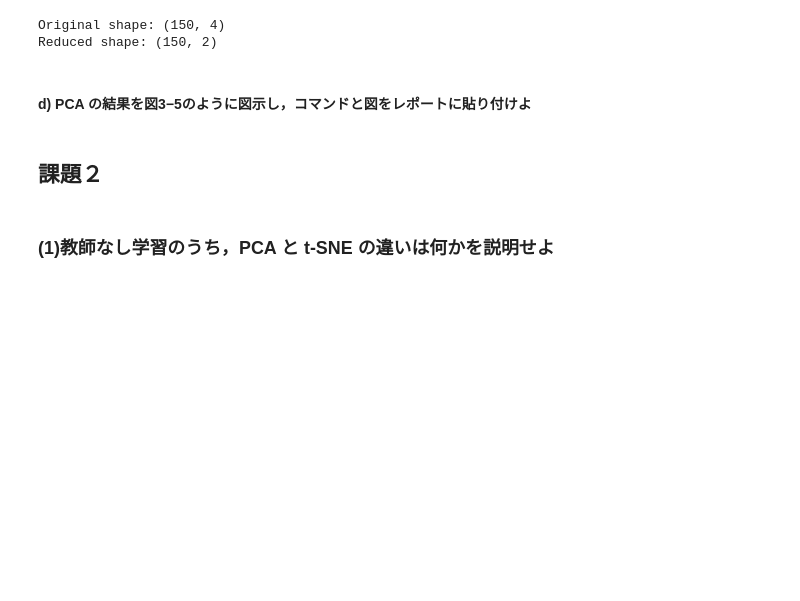
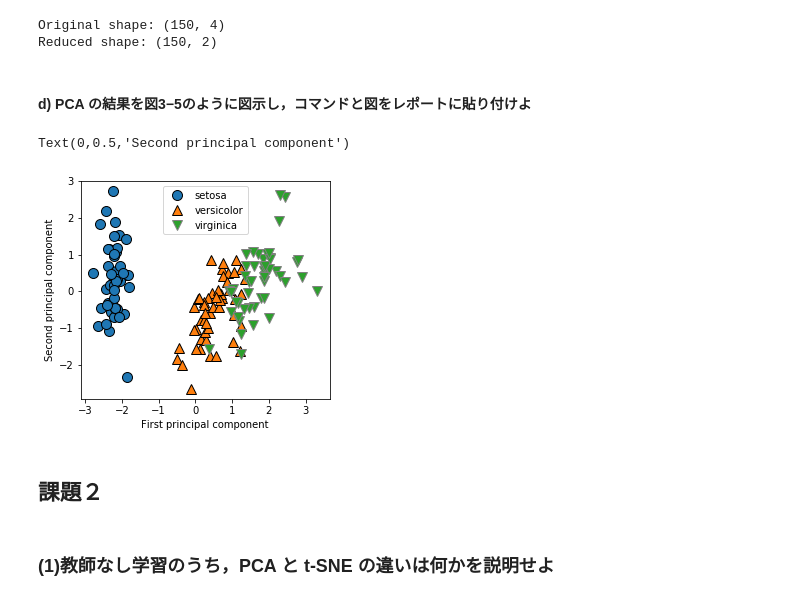
Before and after one commit to KiichiSugihara/MachineLearningTraining, a Jupyter notebook: kadai_03.ipynb, the cells around one changed output. Cells and saved outputs as stored; diff of their text form; code cells hidden in the pictures; blank space fills up the shorter version.

```diff
--- a/kadai_03.ipynb
+++ b/kadai_03.ipynb
@@ -84,11 +86,11 @@ fig.tight_layout()
 # scaler.fit(iris_dataset.data)
 # X_scaled = scaler.transform(iris_dataset.data)
 # %%
-iris_data_processed = load_iris()
+iris_data = load_iris()
 from sklearn.preprocessing import StandardScaler
 scaler =StandardScaler()
-scaler.fit(iris_data_processed.data)
-X_scaled = scaler.transform(iris_data_processed.data)
+scaler.fit(iris_data.data)
+X_scaled = scaler.transform(iris_data.data)
 # 以下、確認用コマンド
 # X_scaled
 # %% [markdown]
@@ -108,6 +110,16 @@ Original shape: (150, 4)
 Reduced shape: (150, 2)
 # %% [markdown]
 #### d) PCA の結果を図3−5のように図示し，コマンドと図をレポートに貼り付けよ
+# %%
+# 第1主成分と第2主成分によるプロット。クラスごとに色分け plt.figure(figsize=(8, 8))
+mglearn.discrete_scatter(X_pca[:, 0], X_pca[:, 1], iris_data.target)
+plt.legend(iris_data.target_names, loc="best")
+plt.gca().set_aspect("equal")
+plt.xlabel("First principal component")
+plt.ylabel("Second principal component")
+# %% [output]
+Text(0,0.5,'Second principal component')
+[figure, added]
 # %% [markdown]
 ## 課題２
 # %% [markdown]
```
Also changed, not shown: parts of 1 cell of this notebook.
